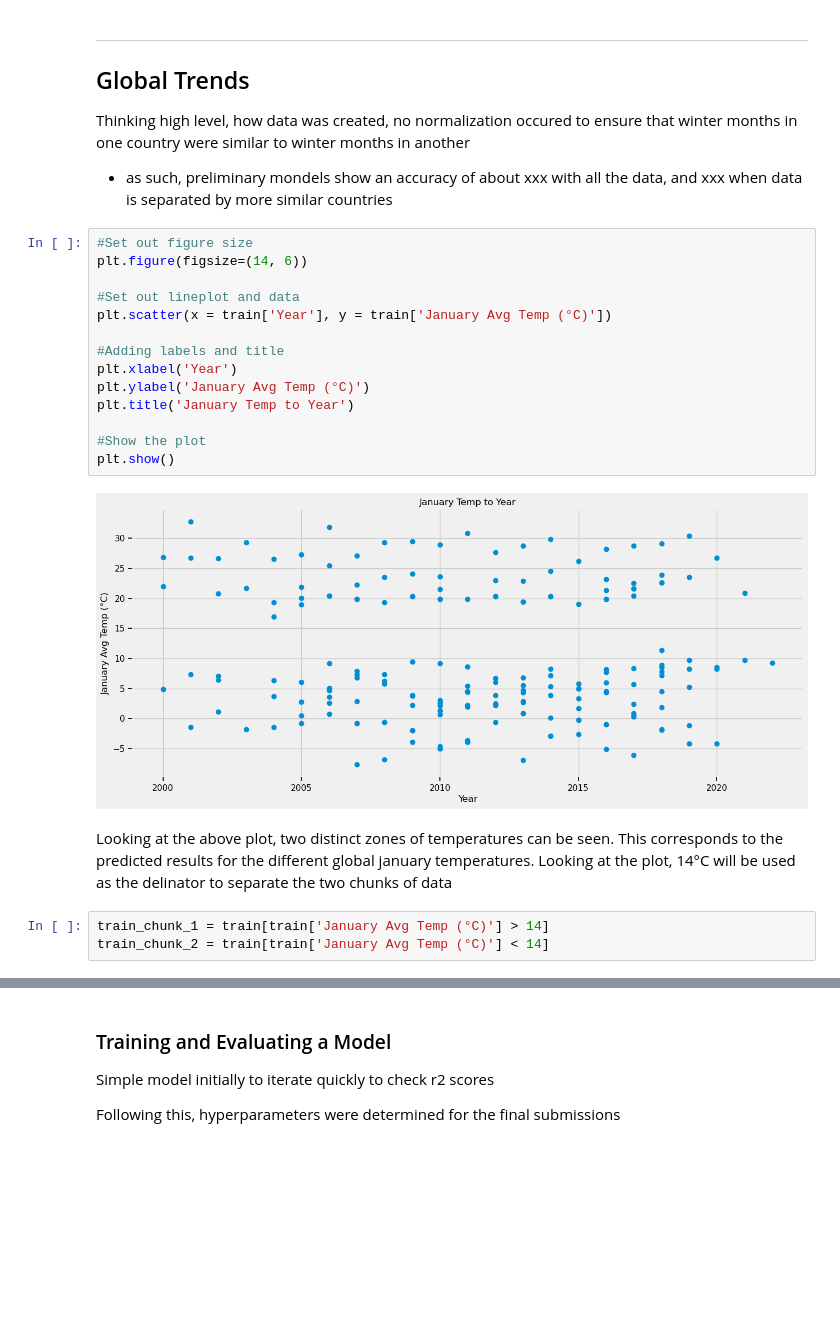
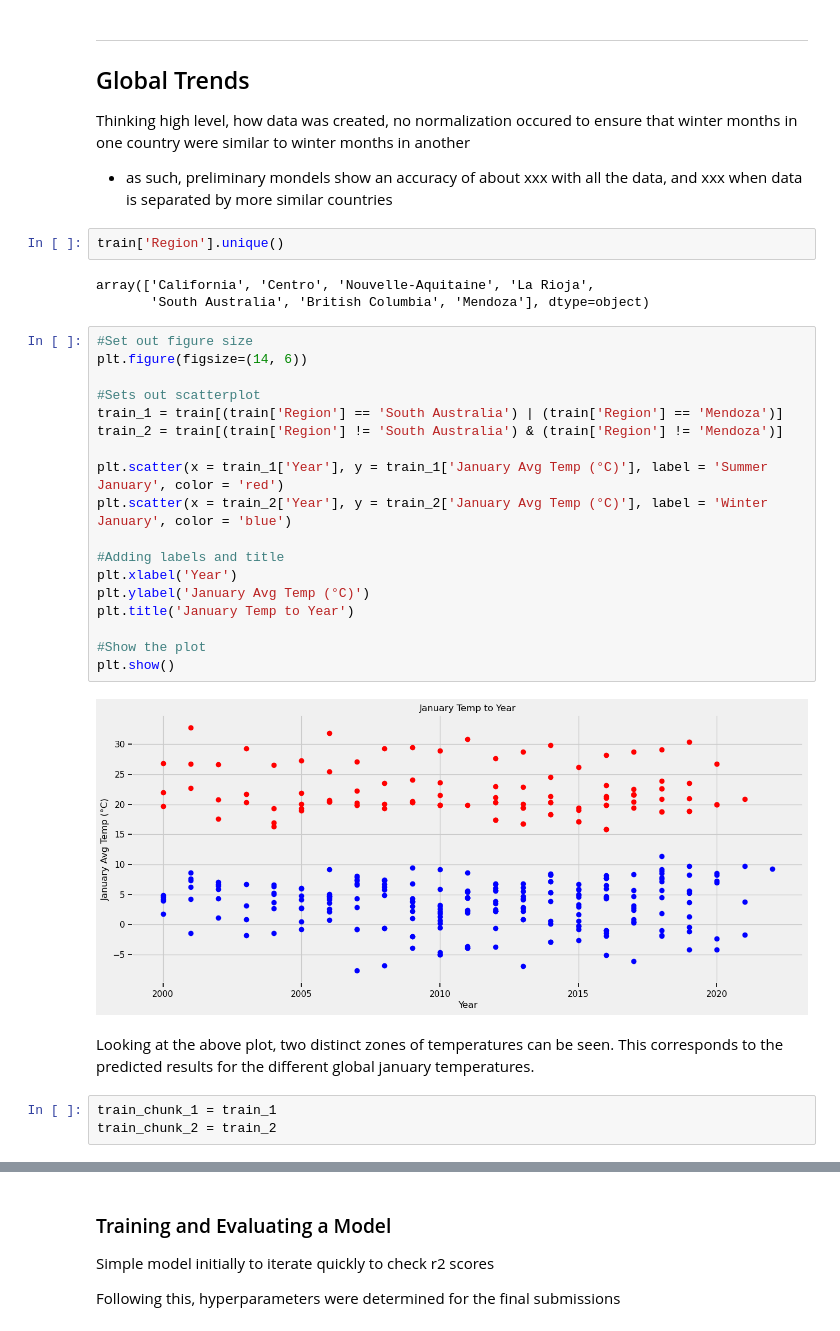
Before and after one commit to willhall2001/BreakinBadCode, a Jupyter notebook: 05_Machine_Leaning_Model.ipynb, the cells around one changed output, grey strips where cells are left out. Saved outputs shown, nothing was run; the diff lists cells and outputs as text; blank space fills up the shorter version.

```diff
--- a/05_Machine_Leaning_Model.ipynb
+++ b/05_Machine_Leaning_Model.ipynb
@@ -385,27 +348,36 @@ def Feature_Selection(data):
 
 Thinking high level, how data was created, no normalization occured to ensure that winter months in one country were similar to winter months in another
 - as such, preliminary mondels show an accuracy of about xxx with all the data, and xxx when data is separated by more similar countries
+# %%
+train['Region'].unique()
+# %% [output]
+array(['California', 'Centro', 'Nouvelle-Aquitaine', 'La Rioja',
+       'South Australia', 'British Columbia', 'Mendoza'], dtype=object)
 # %%
 #Set out figure size
 plt.figure(figsize=(14, 6))
 
-#Set out lineplot and data
-plt.scatter(x = train['Year'], y = train['January Avg Temp (°C)'])
+#Sets out scatterplot
+train_1 = train[(train['Region'] == 'South Australia') | (train['Region'] == 'Mendoza')]
+train_2 = train[(train['Region'] != 'South Australia') & (train['Region'] != 'Mendoza')]
+
+plt.scatter(x = train_1['Year'], y = train_1['January Avg Temp (°C)'], label = 'Summer January', color = 'red')
+plt.scatter(x = train_2['Year'], y = train_2['January Avg Temp (°C)'], label = 'Winter January', color = 'blue')
 
 #Adding labels and title
 plt.xlabel('Year')
 plt.ylabel('January Avg Temp (°C)')
 plt.title('January Temp to Year')
 
 #Show the plot
 plt.show()
 # %% [output]
-[figure, old version]
+[figure, new version]
 # %% [markdown]
-Looking at the above plot, two distinct zones of temperatures can be seen. This corresponds to the predicted results for the different global january temperatures. Looking at the plot, 14°C will be used as the delinator to separate the two chunks of data
+Looking at the above plot, two distinct zones of temperatures can be seen. This corresponds to the predicted results for the different global january temperatures.
-# %%
-train_chunk_1 = train[train['January Avg Temp (°C)'] > 14]
-train_chunk_2 = train[train['January Avg Temp (°C)'] < 14]
+# %%
+train_chunk_1 = train_1
+train_chunk_2 = train_2
 # %% [markdown]
 ---
 # Model 1 - All Data
```
Also changed, not shown: parts of 31 cells of this notebook, 1 other file.
